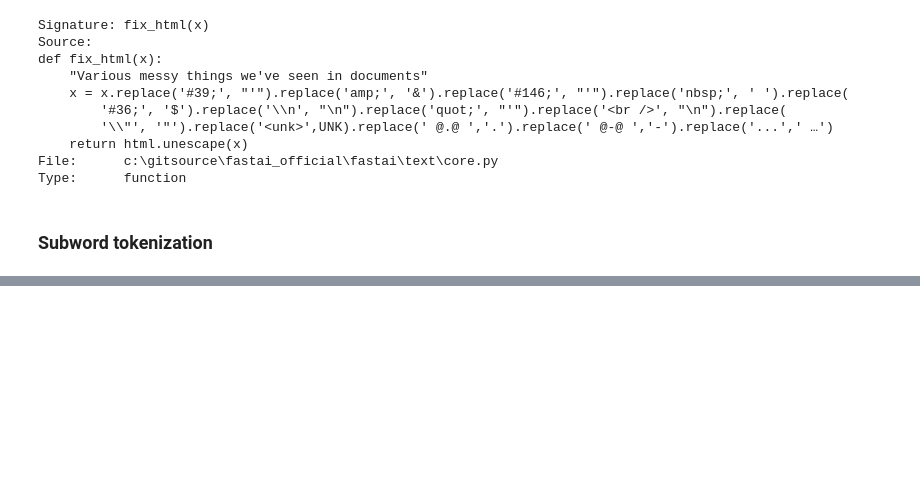
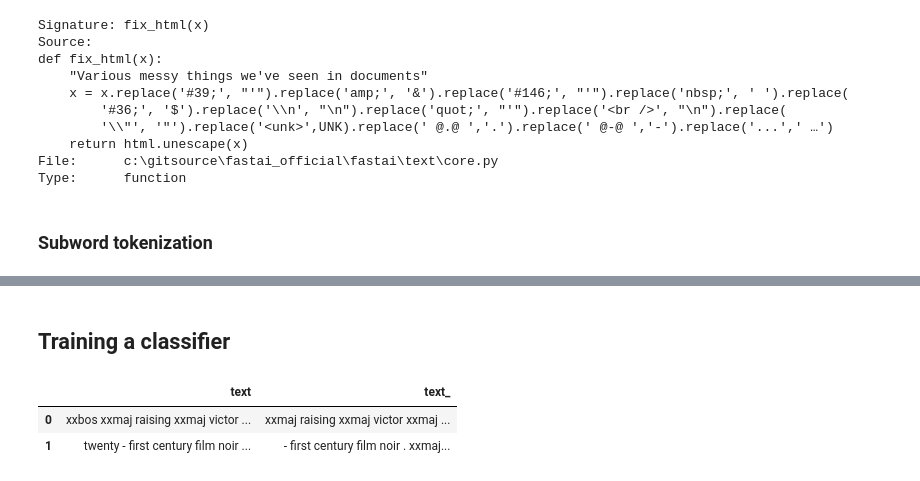
Before and after one commit to omlnaut/fastai, a Jupyter notebook: chapter10_rnn.ipynb, the cells around one changed output, grey strips where cells are left out. Saved outputs shown, nothing was run; the diff lists cells and outputs as text; code cells hidden in the pictures; blank space fills up the shorter version.

Commit message:
chapter 10: rnn, aborted long classifier run

```diff
--- a/chapter10_rnn.ipynb
+++ b/chapter10_rnn.ipynb
@@ -79,0 +170,16 @@ Exception: sentencepiece module is missing: run `pip install sentencepiece!=0.1.
+# %% [markdown]
+## Training a classifier
+# %%
+get_imdb = partial(get_text_files, folders=['train', 'test', 'unsup'])
+
+dls_lm = DataBlock(
+    blocks=TextBlock.from_folder(path, is_lm=True),
+    get_items=get_imdb,
+    splitter=RandomSplitter(0.1)
+).dataloaders(path, path=path, bs=16, seq_len=80)
+# %%
+dls_lm.show_batch(max_n=2)
+# %% [output]
+|  | text | text_ |
+| 0 | xxbos xxmaj raising xxmaj victor ... | xxmaj raising xxmaj victor xxmaj ... |
+| 1 | twenty - first century film noir ... | - first century film noir . xxmaj... |
```
Also changed, not shown: parts of 15 cells of this notebook.
